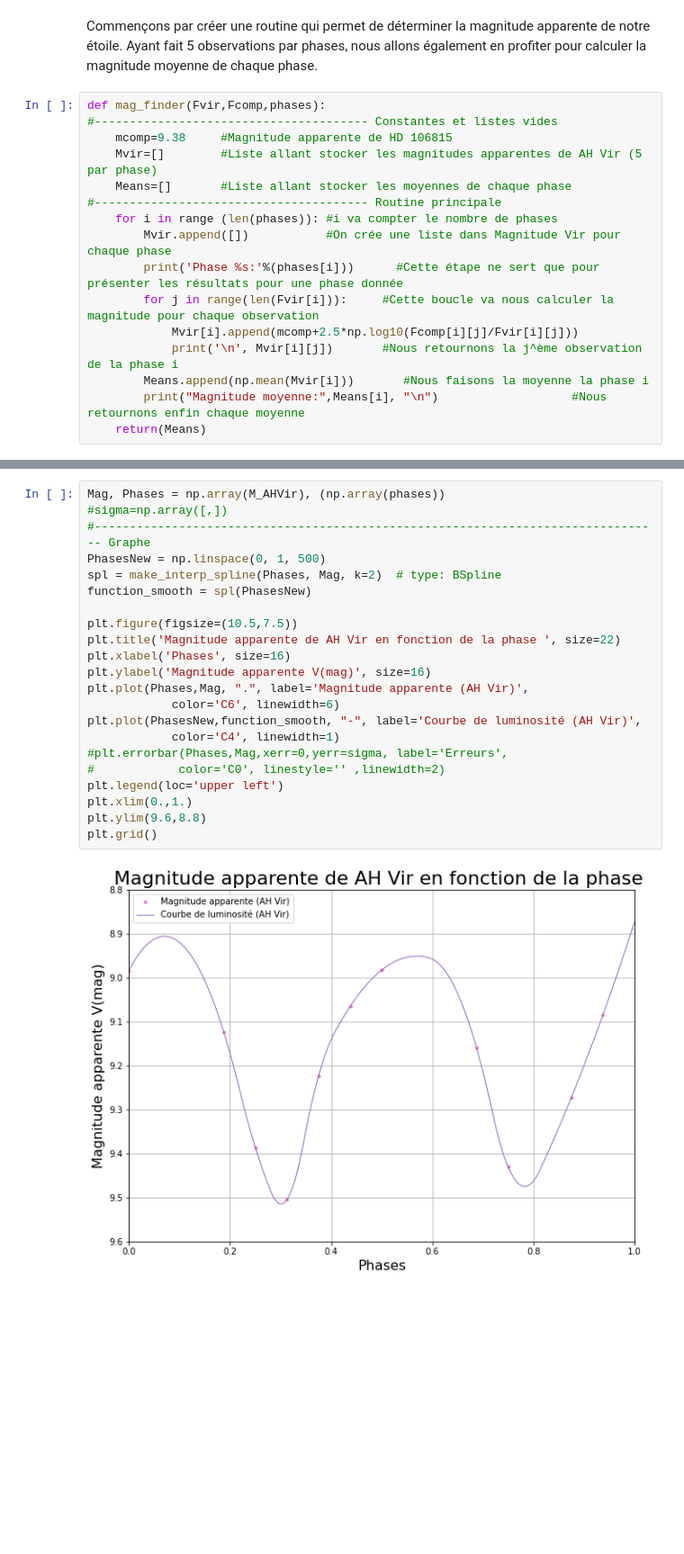
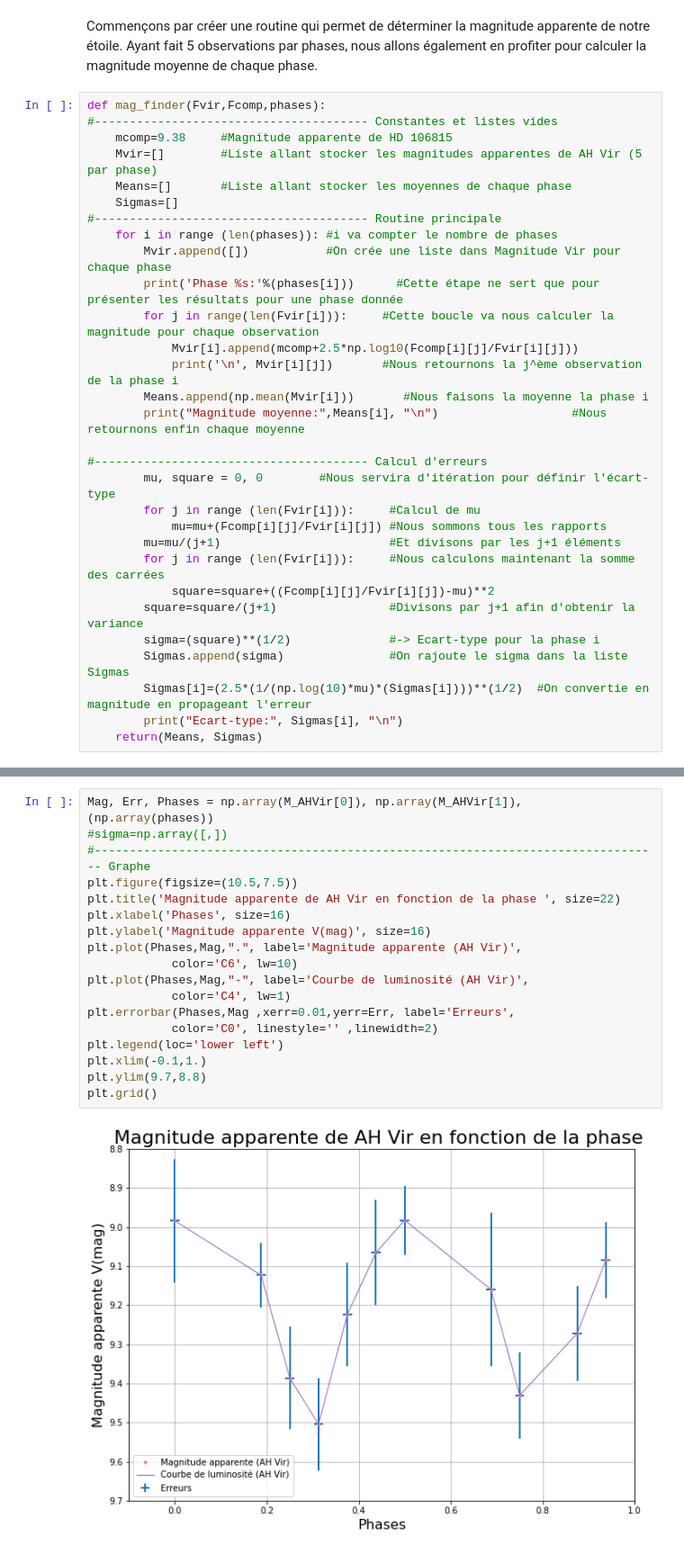
Before and after one commit to ilahmaid/Stage-Astro-2020, a Jupyter notebook: Stage_observations.ipynb, the cells around one changed output, grey strips where cells are left out. Shown at 90% size. Drawn from its saved outputs; the diff is of its cells as text; blank space fills up the shorter version.

Commit message:
Barres d'erreurs

```diff
--- a/Stage_observations.ipynb
+++ b/Stage_observations.ipynb
@@ -24,6 +24,7 @@ def mag_finder(Fvir,Fcomp,phases):
     mcomp=9.38     #Magnitude apparente de HD 106815
     Mvir=[]        #Liste allant stocker les magnitudes apparentes de AH Vir (5 par phase)
     Means=[]       #Liste allant stocker les moyennes de chaque phase
+    Sigmas=[]
 #--------------------------------------- Routine principale
     for i in range (len(phases)): #i va compter le nombre de phases
         Mvir.append([])           #On crée une liste dans Magnitude Vir pour chaque phase
@@ -33,7 +34,20 @@ def mag_finder(Fvir,Fcomp,phases):
             print('\n', Mvir[i][j])       #Nous retournons la j^ème observation de la phase i
         Means.append(np.mean(Mvir[i]))       #Nous faisons la moyenne la phase i
         print("Magnitude moyenne:",Means[i], "\n")                   #Nous retournons enfin chaque moyenne
-    return(Means)
+
+#--------------------------------------- Calcul d'erreurs
+        mu, square = 0, 0        #Nous servira d'itération pour définir l'écart-type
+        for j in range (len(Fvir[i])):     #Calcul de mu
+            mu=mu+(Fcomp[i][j]/Fvir[i][j]) #Nous sommons tous les rapports
+        mu=mu/(j+1)                        #Et divisons par les j+1 éléments
+        for j in range (len(Fvir[i])):     #Nous calculons maintenant la somme des carrées
+            square=square+((Fcomp[i][j]/Fvir[i][j])-mu)**2
+        square=square/(j+1)                #Divisons par j+1 afin d'obtenir la variance
+        sigma=(square)**(1/2)              #-> Ecart-type pour la phase i
+        Sigmas.append(sigma)               #On rajoute le sigma dans la liste Sigmas
+        Sigmas[i]=(2.5*(1/(np.log(10)*mu)*(Sigmas[i])))**(1/2)  #On convertie en magnitude en propageant l'erreur
+        print("Ecart-type:", Sigmas[i], "\n")
+    return(Means, Sigmas)
 # %%
 Fvir = [[108270.0, 107773.0, 112423.0, 111360.0, 113026.0],
         [98716.0, 98713.0, 97501.0, 97782.0, 98348.0],
@@ -84,26 +100,22 @@ Magnitude moyenne: 9.084037300459093
 # %%
-Mag, Phases = np.array(M_AHVir), (np.array(phases))
+Mag, Err, Phases = np.array(M_AHVir[0]), np.array(M_AHVir[1]), (np.array(phases))
 #sigma=np.array([,])
 #--------------------------------------------------------------------------------- Graphe
-PhasesNew = np.linspace(0, 1, 500)
-spl = make_interp_spline(Phases, Mag, k=2)  # type: BSpline
-function_smooth = spl(PhasesNew)
-
 plt.figure(figsize=(10.5,7.5))
 plt.title('Magnitude apparente de AH Vir en fonction de la phase ', size=22)
 plt.xlabel('Phases', size=16)
 plt.ylabel('Magnitude apparente V(mag)', size=16)
-plt.plot(Phases,Mag, ".", label='Magnitude apparente (AH Vir)',
-            color='C6', linewidth=6)
-plt.plot(PhasesNew,function_smooth, "-", label='Courbe de luminosité (AH Vir)',
-            color='C4', linewidth=1)
-#plt.errorbar(Phases,Mag,xerr=0,yerr=sigma, label='Erreurs',
-#            color='C0', linestyle='' ,linewidth=2)
-plt.legend(loc='upper left')
-plt.xlim(0.,1.)
-plt.ylim(9.6,8.8)
+plt.plot(Phases,Mag,".", label='Magnitude apparente (AH Vir)',
+            color='C6', lw=10)
+plt.plot(Phases,Mag,"-", label='Courbe de luminosité (AH Vir)',
+            color='C4', lw=1)
+plt.errorbar(Phases,Mag ,xerr=0.01,yerr=Err, label='Erreurs',
+            color='C0', linestyle='' ,linewidth=2)
+plt.legend(loc='lower left')
+plt.xlim(-0.1,1.)
+plt.ylim(9.7,8.8)
 plt.grid()
 # %% [output]
-[figure, old version]
+[figure, new version]
 # %%
 data=pd.DataFrame(Mag, index=phases, columns=['Mag Moyenne'])
```
Also changed, not shown: parts of 2 cells of this notebook.
